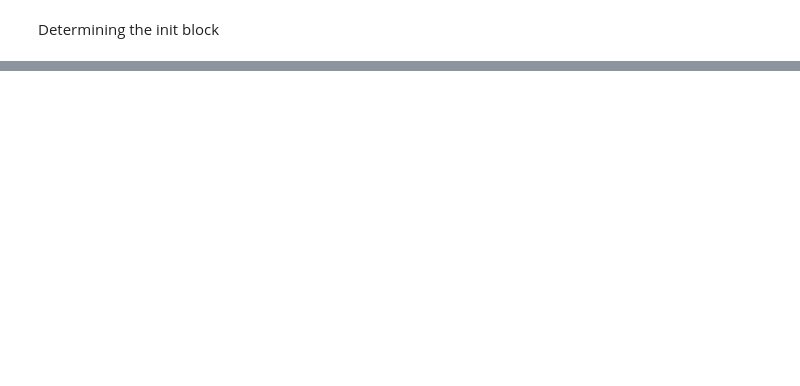
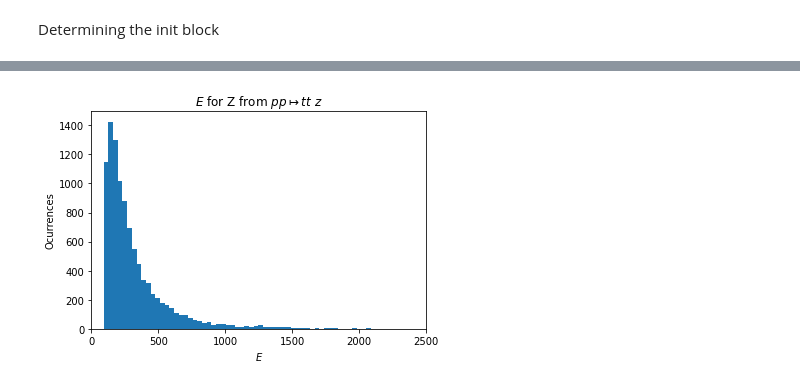
Before and after one commit to craigmadethis/LHEImport, a Jupyter notebook: LHE_import_test.ipynb, the cells around one changed output, grey strips where cells are left out. Saved outputs shown, nothing was run; the diff lists cells and outputs as text; code cells hidden in the pictures; blank space fills up the shorter version.

```diff
--- a/LHE_import_test.ipynb
+++ b/LHE_import_test.ipynb
@@ -126,0 +139,32 @@ df2
+# %%
+Zs = df.loc[df['pdgid'] ==23]
+ts = df.loc[df['pdgid'] ==6]
+tbars = df.loc[df['pdgid'] ==-6]
+# %%
+z_vecs=vector.arr({
+    'pt':Zs['pt'].values,
+    'phi':Zs['phi'].values,
+    'eta':Zs['pt'].values,
+    'e':Zs['energy'].values
+                })
+t_vecs=vector.arr({
+    'pt':ts['pt'].values,
+    'phi':ts['phi'].values,
+    'eta':ts['pt'].values,
+    'e':ts['energy'].values
+                })
+tbar_vecs=vector.arr({
+    'pt':tbars['pt'].values,
+    'phi':tbars['phi'].values,
+    'eta':tbars['pt'].values,
+    'e':tbars['energy'].values
+                })
+# %%
+plt.hist(z_vecs.e,bins=100)
+plt.title('$E$ for Z from $p p \mapsto t t~ z$')
+plt.xlim(0,2500)
+plt.xlabel('$E$')
+plt.ylabel('Ocurrences')
+plt.show()
+# %% [output]
+[figure, added]
```
Also changed, not shown: parts of 29 cells of this notebook.
